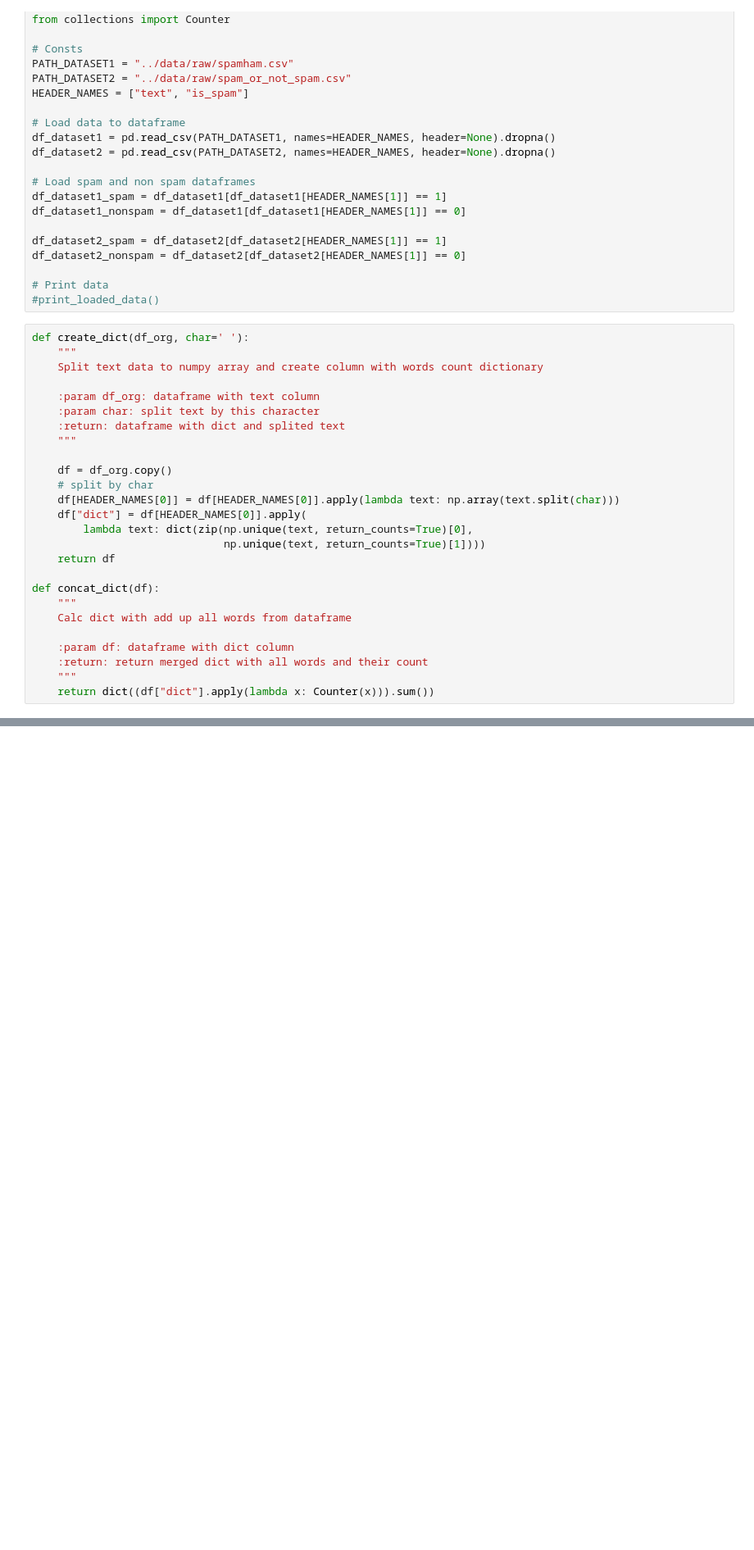
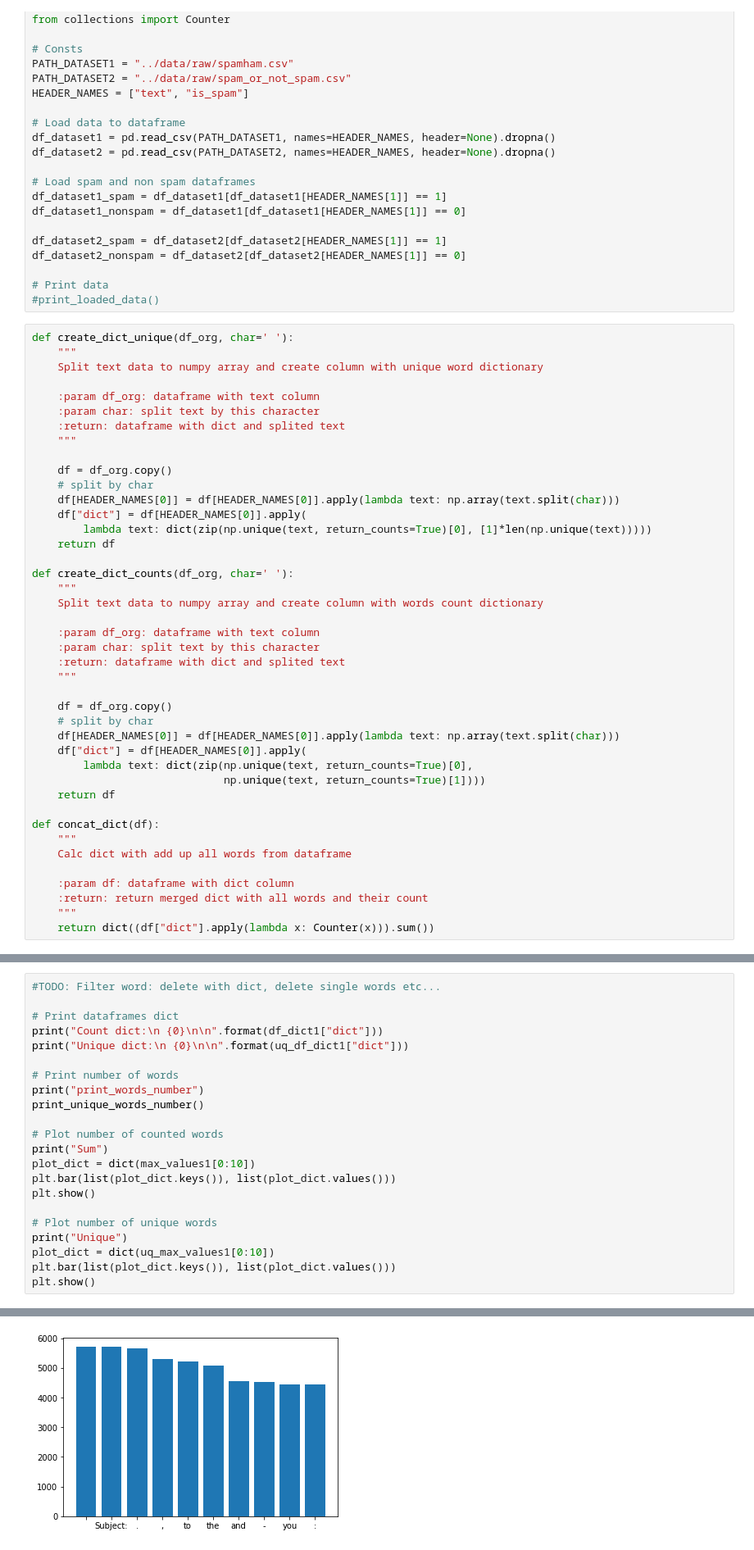
Before and after one commit to krzysztofzajaczkowski/let-me-spam-it-for-you, a Jupyter notebook: data-collecting/scripts/data-notebook.ipynb, the cells around one changed output, grey strips where cells are left out. Shown: that part at 82% size. Cells and saved outputs as stored; diff of their text form; blank space fills up the shorter version.

Commit message:
Add unique dicts and processed data

```diff
--- a/data-collecting/scripts/data-notebook.ipynb
+++ b/data-collecting/scripts/data-notebook.ipynb
@@ -44,7 +44,23 @@ df_dataset2_nonspam = df_dataset2[df_dataset2[HEADER_NAMES[1]] == 0]
 # Print data
 #print_loaded_data()
 # %%
-def create_dict(df_org, char=' '):
+def create_dict_unique(df_org, char=' '):
+    """
+    Split text data to numpy array and create column with unique word dictionary
+
+    :param df_org: dataframe with text column
+    :param char: split text by this character
+    :return: dataframe with dict and splited text
+    """
+
+    df = df_org.copy()
+    # split by char
+    df[HEADER_NAMES[0]] = df[HEADER_NAMES[0]].apply(lambda text: np.array(text.split(char)))
+    df["dict"] = df[HEADER_NAMES[0]].apply(
+        lambda text: dict(zip(np.unique(text, return_counts=True)[0], [1]*len(np.unique(text)))))
+    return df
+
+def create_dict_counts(df_org, char=' '):
     """
     Split text data to numpy array and create column with words count dictionary
 
@@ -138,0 +144,23 @@ plt.show()
+# %%
+#TODO: Filter word: delete with dict, delete single words etc...
+
+# Print dataframes dict
+print("Count dict:\n {0}\n\n".format(df_dict1["dict"]))
+print("Unique dict:\n {0}\n\n".format(uq_df_dict1["dict"]))
+
+# Print number of words
+print("print_words_number")
+print_unique_words_number()
+
+# Plot number of counted words
+print("Sum")
+plot_dict = dict(max_values1[0:10])
+plt.bar(list(plot_dict.keys()), list(plot_dict.values()))
+plt.show()
+
+# Plot number of unique words
+print("Unique")
+plot_dict = dict(uq_max_values1[0:10])
+plt.bar(list(plot_dict.keys()), list(plot_dict.values()))
+plt.show()
+# %% [output]
@@ -138,0 +185 @@ plt.show()
+[figure, added]
```
Also changed, not shown: parts of 6 cells of this notebook, 3 other files.
